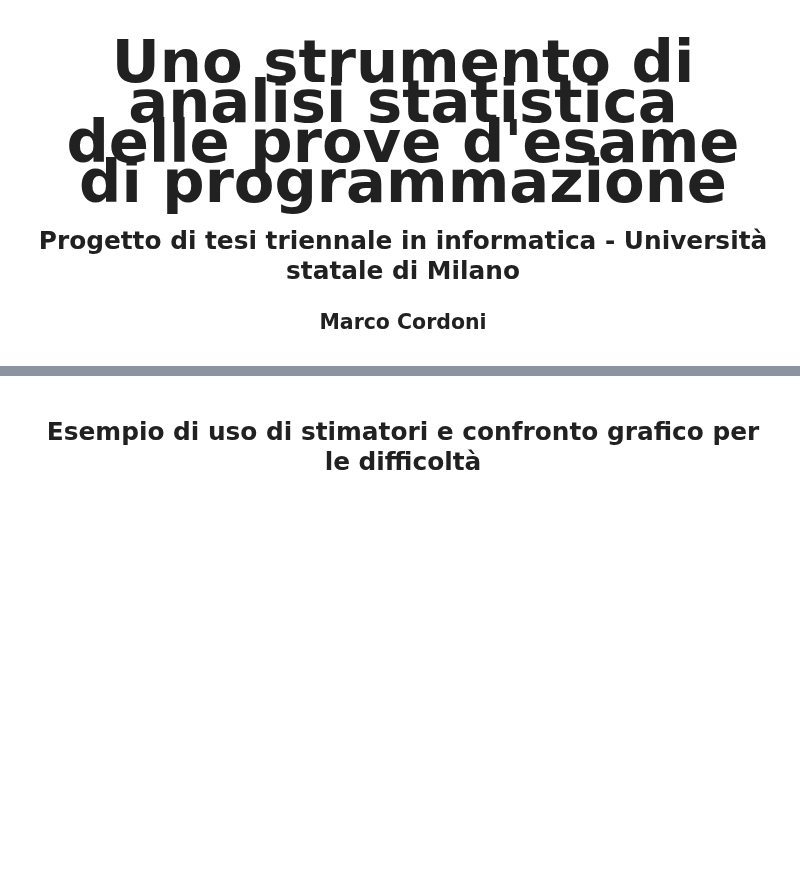
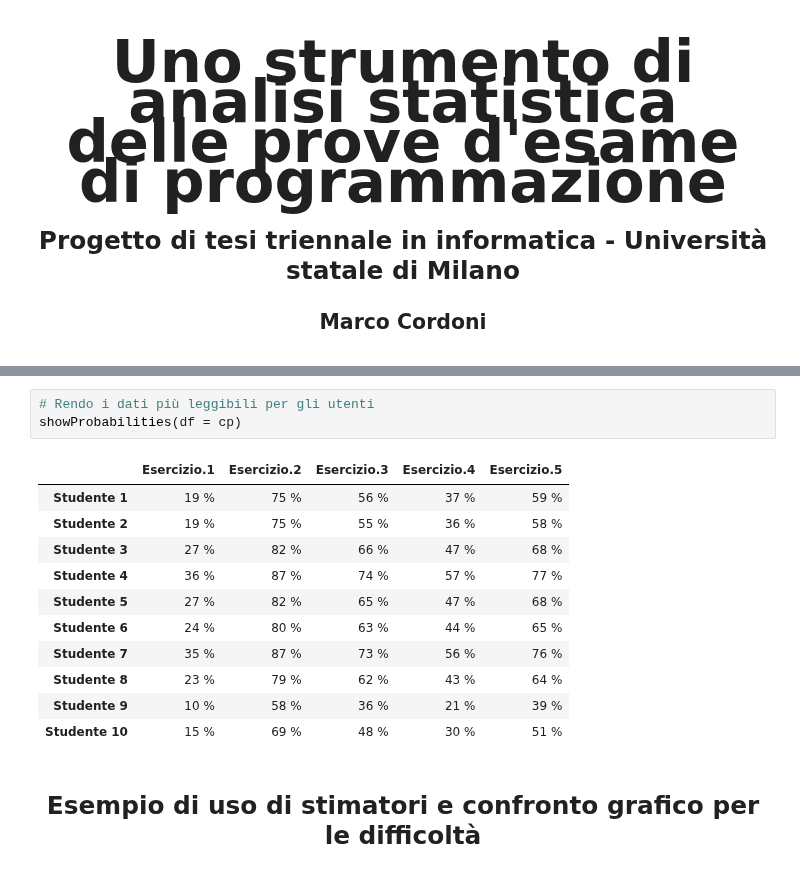
Before and after one commit to MarcoCordoni95/TesiTriennale-ItemResponseTheory, a Jupyter notebook: IRT.ipynb, the cells around one changed output, grey strips where cells are left out. Cells and saved outputs as stored; diff of their text form; blank space fills up the shorter version.

```diff
--- a/IRT.ipynb
+++ b/IRT.ipynb
@@ -21,3 +78,18 @@ Warning message:
+# %%
+# Rendo i dati più leggibili per gli utenti
+showProbabilities(df = cp)
+# %% [output]
+|  | Esercizio.1 | Esercizio.2 | Esercizio.3 | Esercizio.4 | Esercizio.5 |
+| Studente 1 | 19 % | 75 % | 56 % | 37 % | 59 % |
+| Studente 2 | 19 % | 75 % | 55 % | 36 % | 58 % |
+| Studente 3 | 27 % | 82 % | 66 % | 47 % | 68 % |
+| Studente 4 | 36 % | 87 % | 74 % | 57 % | 77 % |
+| Studente 5 | 27 % | 82 % | 65 % | 47 % | 68 % |
+| Studente 6 | 24 % | 80 % | 63 % | 44 % | 65 % |
+| Studente 7 | 35 % | 87 % | 73 % | 56 % | 76 % |
+| Studente 8 | 23 % | 79 % | 62 % | 43 % | 64 % |
+| Studente 9 | 10 % | 58 % | 36 % | 21 % | 39 % |
+| Studente 10 | 15 % | 69 % | 48 % | 30 % | 51 % |
 # %% [markdown]
 <center>
     <font face="Baskerville Old Face">
```
Also changed, not shown: parts of 8 cells of this notebook, 1 other file.
